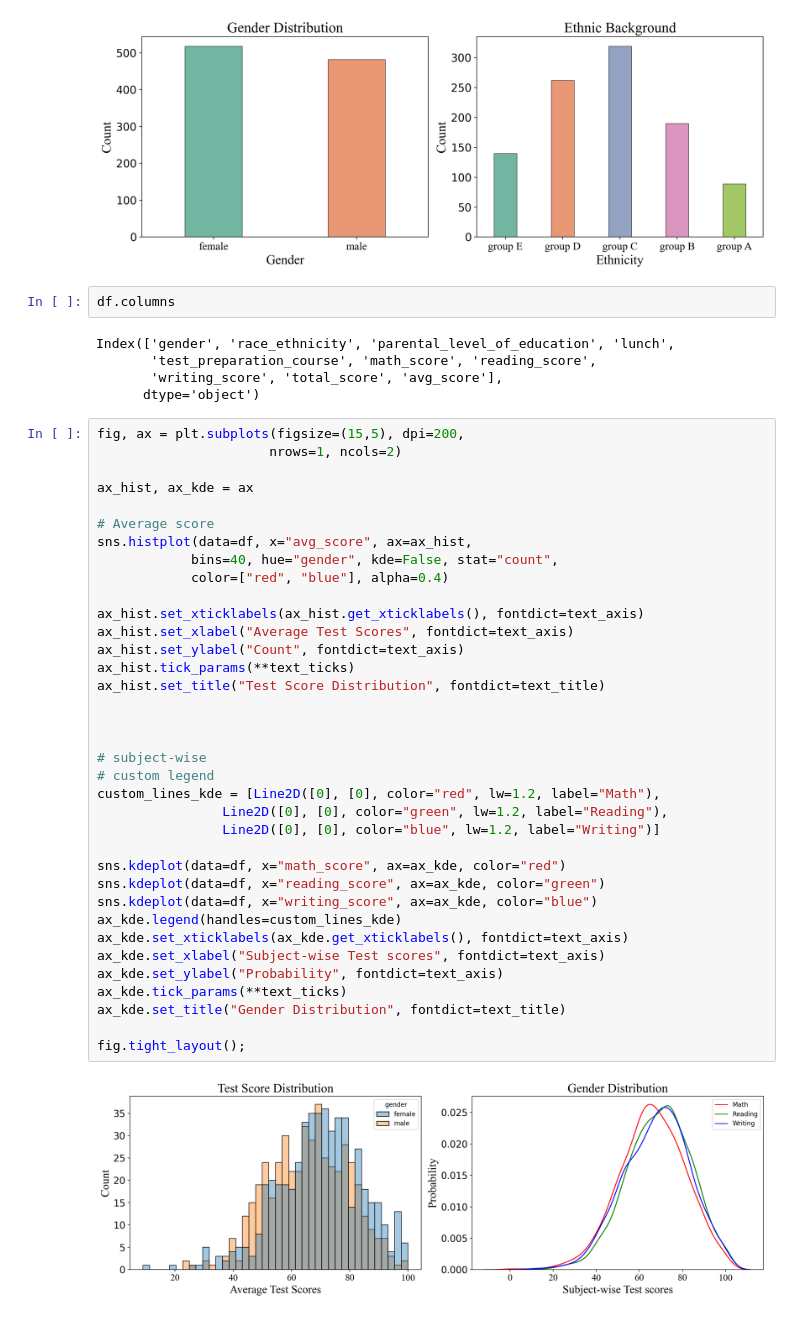
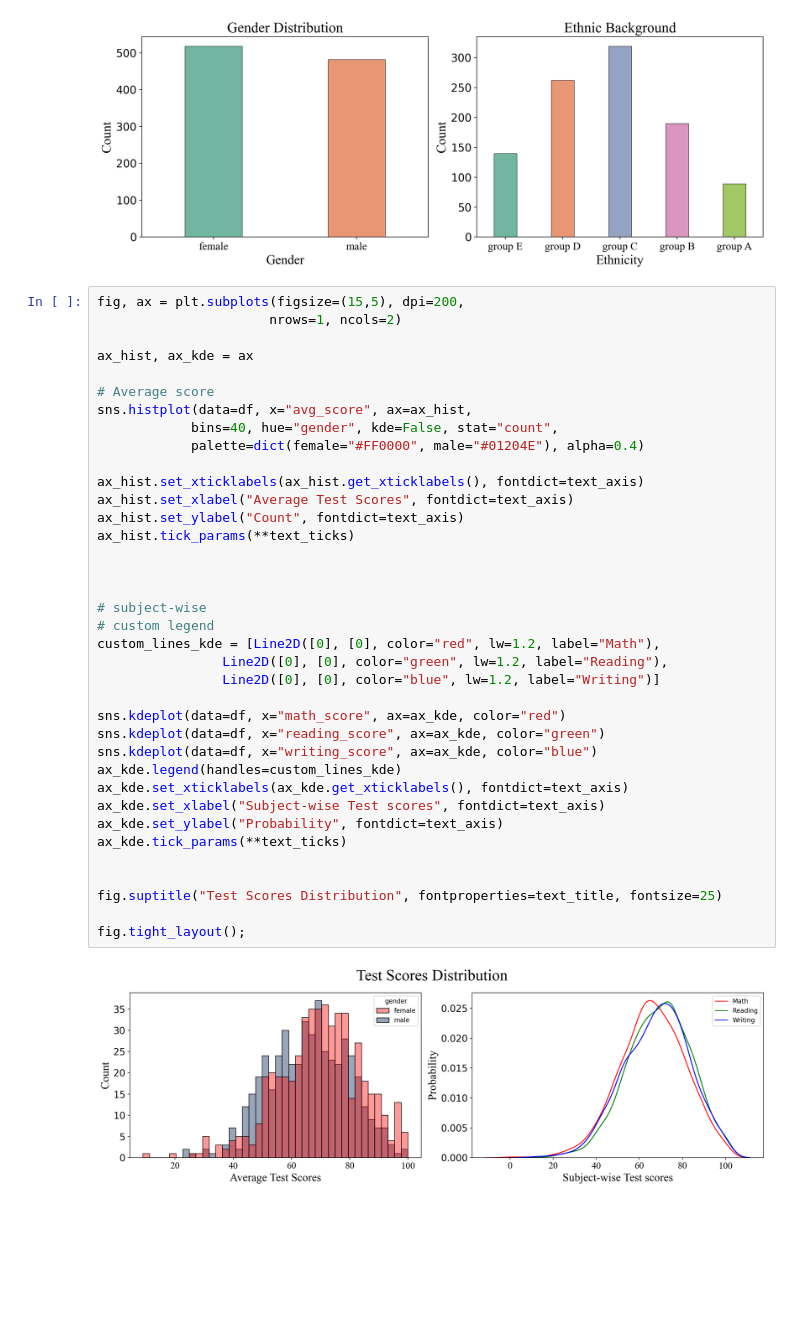
Before and after one commit to debatreyo/ml, a Jupyter notebook: notebook/EDA and Visualization.ipynb, the cells around one changed output. Drawn from its saved outputs; the diff is of its cells as text; blank space fills up the shorter version.

```diff
--- a/notebook/EDA and Visualization.ipynb
+++ b/notebook/EDA and Visualization.ipynb
@@ -376,13 +373,6 @@ ax_e.set_title("Ethnic Background", fontdict=text_title)
 fig.tight_layout()
 # %% [output]
 [figure]
-# %%
-df.columns
-# %% [output]
-Index(['gender', 'race_ethnicity', 'parental_level_of_education', 'lunch',
-       'test_preparation_course', 'math_score', 'reading_score',
-       'writing_score', 'total_score', 'avg_score'],
-      dtype='object')
 # %%
 fig, ax = plt.subplots(figsize=(15,5), dpi=200,
                       nrows=1, ncols=2)
@@ -390,34 +380,35 @@ fig, ax = plt.subplots(figsize=(15,5), dpi=200,
 ax_hist, ax_kde = ax
 
 # Average score
 sns.histplot(data=df, x="avg_score", ax=ax_hist,
             bins=40, hue="gender", kde=False, stat="count",
-            color=["red", "blue"], alpha=0.4)
+            palette=dict(female="#FF0000", male="#01204E"), alpha=0.4)
 
 ax_hist.set_xticklabels(ax_hist.get_xticklabels(), fontdict=text_axis)
 ax_hist.set_xlabel("Average Test Scores", fontdict=text_axis)
 ax_hist.set_ylabel("Count", fontdict=text_axis)
 ax_hist.tick_params(**text_ticks)
-ax_hist.set_title("Test Score Distribution", fontdict=text_title)
 
 
 
 # subject-wise
 # custom legend
 custom_lines_kde = [Line2D([0], [0], color="red", lw=1.2, label="Math"),
                 Line2D([0], [0], color="green", lw=1.2, label="Reading"),
                 Line2D([0], [0], color="blue", lw=1.2, label="Writing")]
 
 sns.kdeplot(data=df, x="math_score", ax=ax_kde, color="red")
 sns.kdeplot(data=df, x="reading_score", ax=ax_kde, color="green")
 sns.kdeplot(data=df, x="writing_score", ax=ax_kde, color="blue")
 ax_kde.legend(handles=custom_lines_kde)
 ax_kde.set_xticklabels(ax_kde.get_xticklabels(), fontdict=text_axis)
 ax_kde.set_xlabel("Subject-wise Test scores", fontdict=text_axis)
 ax_kde.set_ylabel("Probability", fontdict=text_axis)
 ax_kde.tick_params(**text_ticks)
-ax_kde.set_title("Gender Distribution", fontdict=text_title)
+
+
+fig.suptitle("Test Scores Distribution", fontproperties=text_title, fontsize=25)
 
 fig.tight_layout();
 # %% [output]
-[figure, old version]
+[figure, new version]
```
Also changed, not shown: parts of 14 cells of this notebook.
